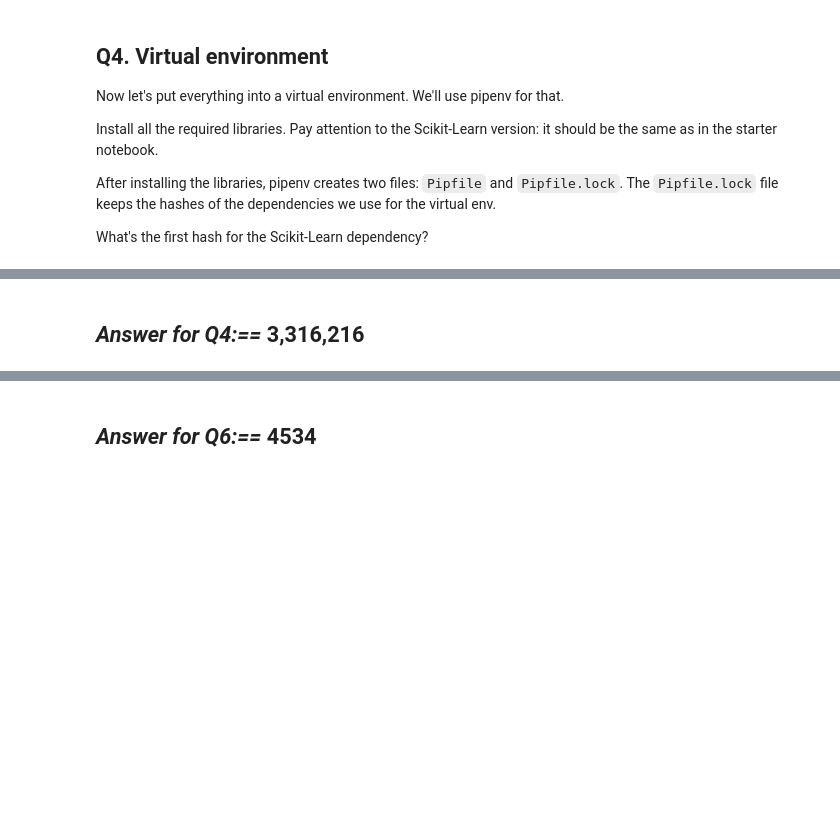
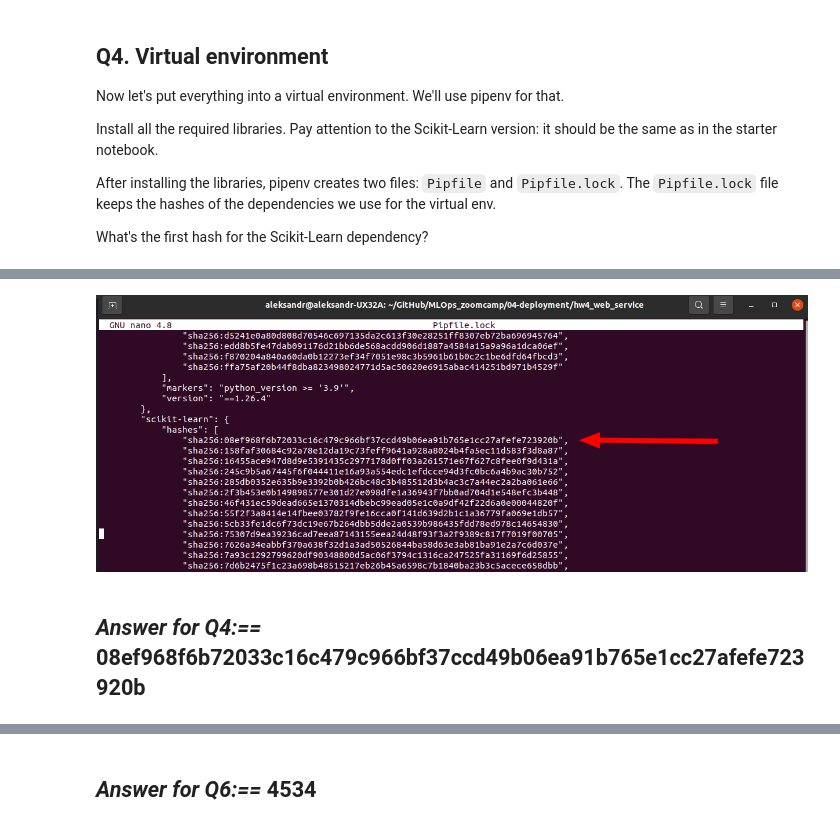
Before and after one commit to alex-sokolov2011/MLOps_zoomcamp, a Jupyter notebook: 04-deployment/hw04.ipynb, the cells around one changed output, grey strips where cells are left out. Drawn from its saved outputs; the diff is of its cells as text; code cells hidden in the pictures; blank space fills up the shorter version.

```diff
--- a/04-deployment/hw04.ipynb
+++ b/04-deployment/hw04.ipynb
@@ -192,2 +208,6 @@ What's the first hash for the Scikit-Learn dependency?
+# %%
+Image(filename='./screenshots/screenshot_Q4_hw4.png')
+# %% [output]
+[figure, added]
 # %% [markdown]
-## ***Answer for Q4:==*** 3,316,216
+## ***Answer for Q4:==*** 08ef968f6b72033c16c479c966bf37ccd49b06ea91b765e1cc27afefe723920b
```
Also changed, not shown: parts of 11 cells of this notebook, 9 other files.
